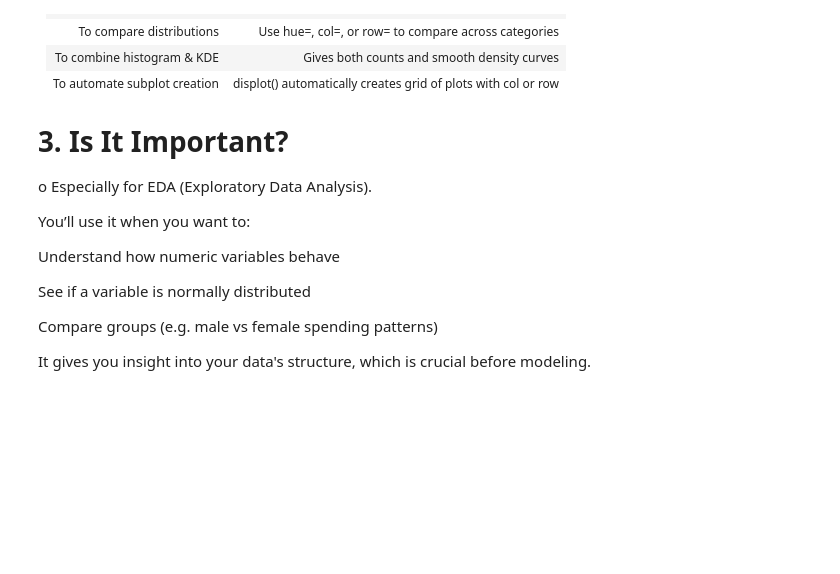
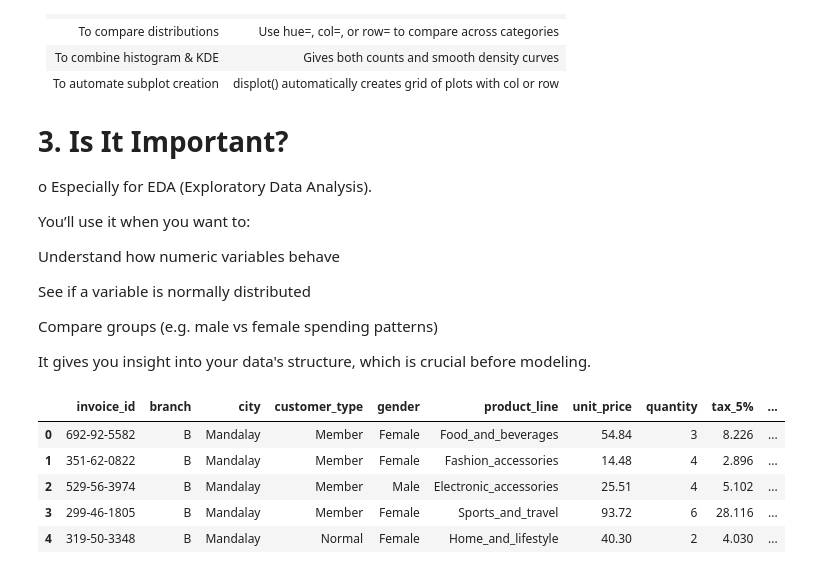
Before and after one commit to UstubecEmre/MatplotlibandSeabornFundamentals, a Jupyter notebook: displot_in_seaborn.ipynb, the cells around one changed output. Drawn from its saved outputs; the diff is of its cells as text; code cells hidden in the pictures; blank space fills up the shorter version.

```diff
--- a/displot_in_seaborn.ipynb
+++ b/displot_in_seaborn.ipynb
@@ -55,0 +77,15 @@ It gives you insight into your data's structure, which is crucial before modelin
+# %%
+# fix column names
+def fix_column_names(dataframe):
+    dataframe.columns = [col.lower().replace(" ", "_") for col in dataframe.columns]
+
+# call the fix_column_names
+fix_column_names(df)
+df.head()
+# %% [output]
+|  | invoice_id | branch | city | customer_type | gender | product_line | unit_price | quantity | tax_5% | ... |
+| 0 | 692-92-5582 | B | Mandalay | Member | Female | Food_and_beverages | 54.84 | 3 | 8.226 | ... |
+| 1 | 351-62-0822 | B | Mandalay | Member | Female | Fashion_accessories | 14.48 | 4 | 2.896 | ... |
+| 2 | 529-56-3974 | B | Mandalay | Member | Male | Electronic_accessories | 25.51 | 4 | 5.102 | ... |
+| 3 | 299-46-1805 | B | Mandalay | Member | Female | Sports_and_travel | 93.72 | 6 | 28.116 | ... |
+| 4 | 319-50-3348 | B | Mandalay | Normal | Female | Home_and_lifestyle | 40.30 | 2 | 4.030 | ... |
```
Also changed, not shown: parts of 5 cells of this notebook.
